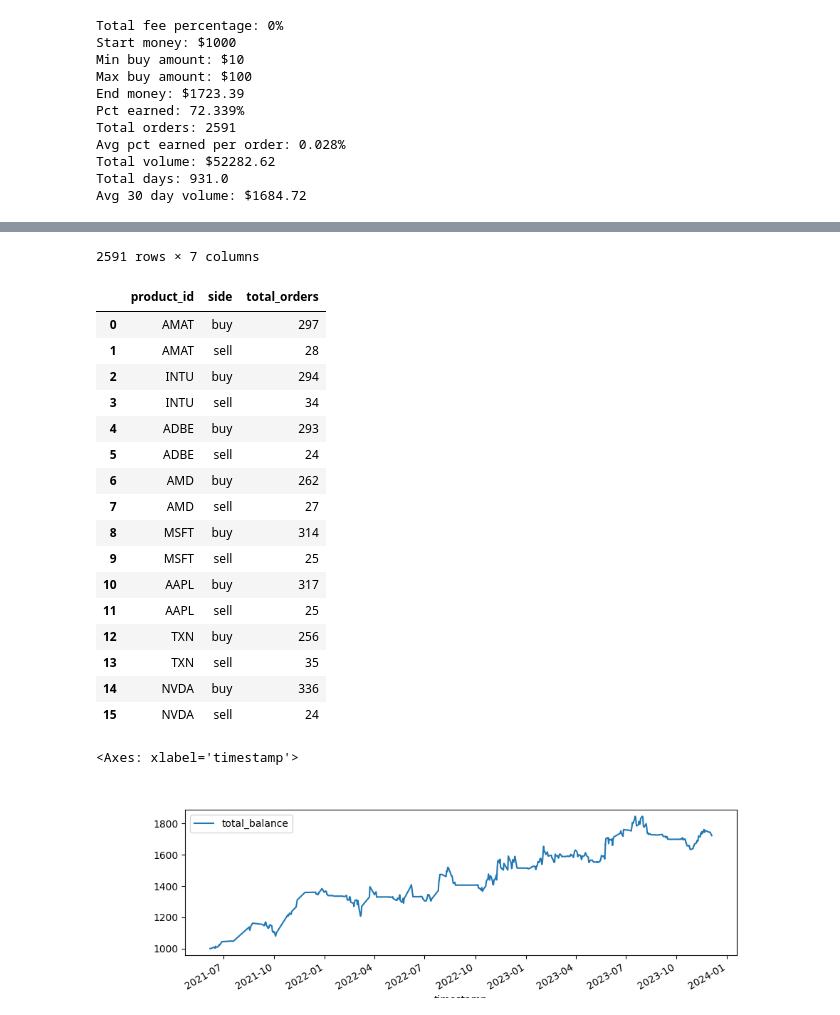
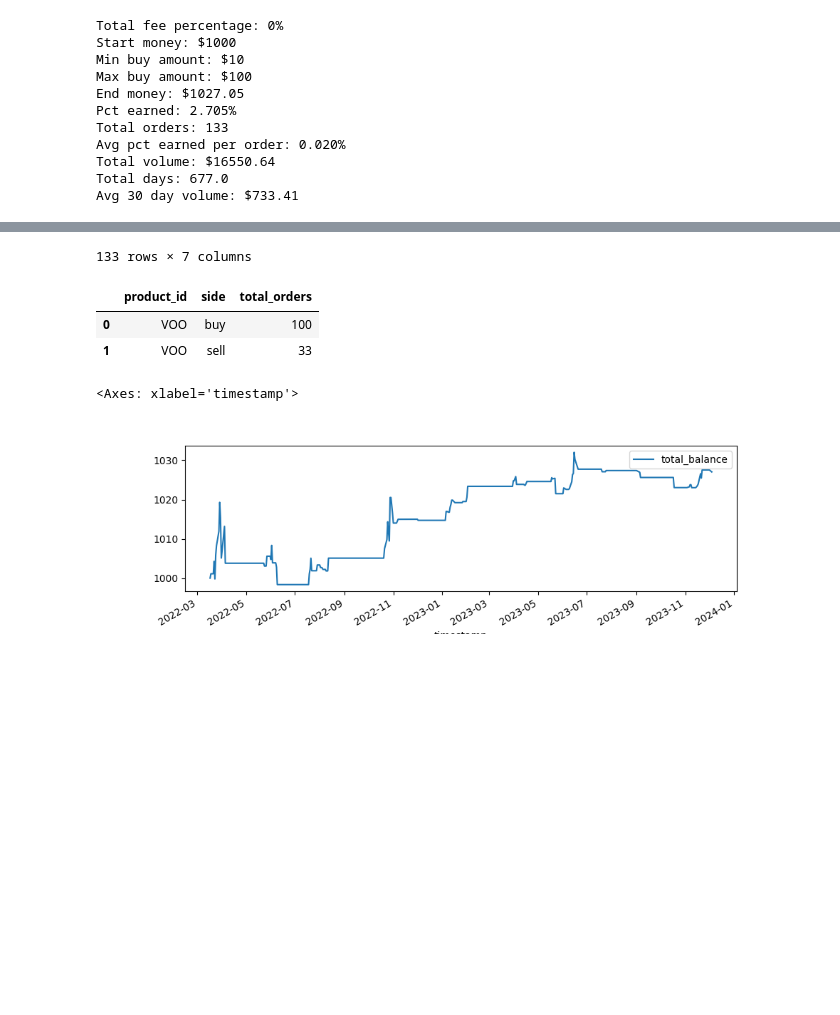
Before and after one commit to daneisburgh/invaas, a Jupyter notebook: notebooks/crypto-etf-test.ipynb, the cells around one changed output, grey strips where cells are left out. Cells and saved outputs as stored; diff of their text form; code cells hidden in the pictures; blank space fills up the shorter version.

```diff
--- a/notebooks/crypto-etf-test.ipynb
+++ b/notebooks/crypto-etf-test.ipynb
@@ -55,7 +55,8 @@ def get_top_stocks(url):
 
 top_stocks = get_top_stocks("https://www.zacks.com/funds/etf/{}/holding")
 print(top_stocks)
-products["stock"] = top_stocks
+# products["stock"] = top_stocks
+products["stock"] = ["VOO"]
 # %% [output]
 Extracting: https://www.zacks.com/funds/etf/QQQ/holding
 Extracting: https://www.zacks.com/funds/etf/VUG/holding
@@ -95,7 +96,7 @@ def get_df_etf_fear_greed_index():
 def get_df_history(product_id, product_type):
     print(f"Retrieving historical data for {product_id}")
 
-    df_history = yf.Ticker(product_id).history(interval="1d", period="3y")[:-1]
+    df_history = yf.Ticker(product_id).history(interval="1d", period="2y")[:-1]
     df_history.columns = map(str.lower, df_history.columns)
 
     timestamps = [pd.to_datetime(x, utc=True).round(freq="D") for x in df_history.index.values]
@@ -388,7 +382,9 @@ for index, row in df_final.iterrows():
     # else:
     #     sell_product(row.product_id)
     if row.product_type == "stock" and (
-        not (row.RSI_14 >= row.fear_greed_index_max_14 or (row.RSI_14 >= 50 and row.fear_greed_index >= 50))
+        # not (row.RSI_14 >= row.fear_greed_index_max_14 or (row.RSI_14 >= 50 and row.fear_greed_index >= 50))
+        not row.fear_greed_index
+        == row.fear_greed_index_max_14
     ):
         sell_product(row.product_id)
     else:
@@ -430,12 +426,12 @@ Total fee percentage: 0%
 Start money: $1000
 Min buy amount: $10
 Max buy amount: $100
-End money: $1723.39
-Pct earned: 72.339%
-Total orders: 2591
-Avg pct earned per order: 0.028%
-Total volume: $52282.62
-Total days: 931.0
-Avg 30 day volume: $1684.72
+End money: $1027.05
+Pct earned: 2.705%
+Total orders: 133
+Avg pct earned per order: 0.020%
+Total volume: $16550.64
+Total days: 677.0
+Avg 30 day volume: $733.41
 |  | product_id | side | amount | products | value | money | total_balance |
 | timestamp |  |  |  |  |  |  |  |
@@ -453,23 +449,9 @@ Avg 30 day volume: $1684.72
-2591 rows × 7 columns
+133 rows × 7 columns
 |  | product_id | side | total_orders |
-| 0 | AMAT | buy | 297 |
-| 1 | AMAT | sell | 28 |
-| 2 | INTU | buy | 294 |
-| 3 | INTU | sell | 34 |
-| 4 | ADBE | buy | 293 |
-| 5 | ADBE | sell | 24 |
-| 6 | AMD | buy | 262 |
-| 7 | AMD | sell | 27 |
-| 8 | MSFT | buy | 314 |
-| 9 | MSFT | sell | 25 |
-| 10 | AAPL | buy | 317 |
-| 11 | AAPL | sell | 25 |
-| 12 | TXN | buy | 256 |
-| 13 | TXN | sell | 35 |
-| 14 | NVDA | buy | 336 |
-| 15 | NVDA | sell | 24 |
+| 0 | VOO | buy | 100 |
+| 1 | VOO | sell | 33 |
 <Axes: xlabel='timestamp'>
-[figure, old version]
+[figure, new version]
 # %%
 # display(df_orders.loc[df_orders.side == "buy"].describe())
 # display(df_orders.loc[df_orders.side == "sell"].describe())
```
Also changed, not shown: parts of 4 cells of this notebook, 3 other files.
